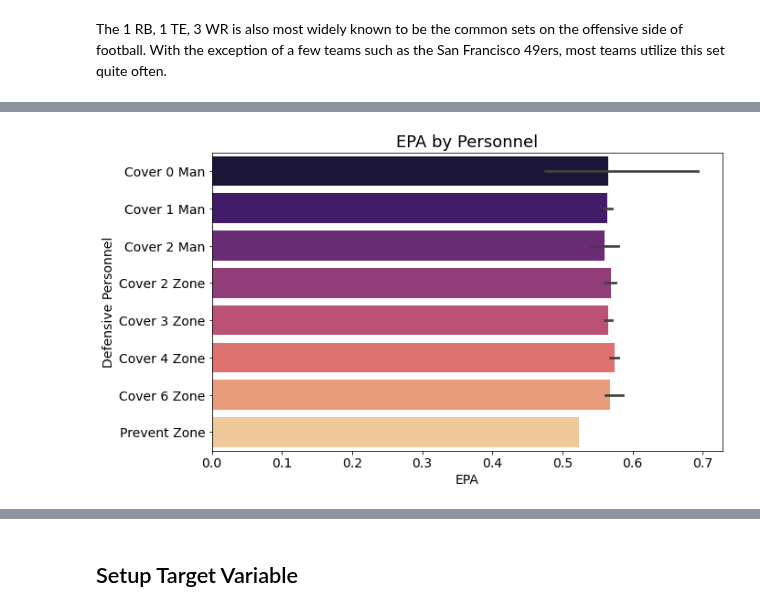
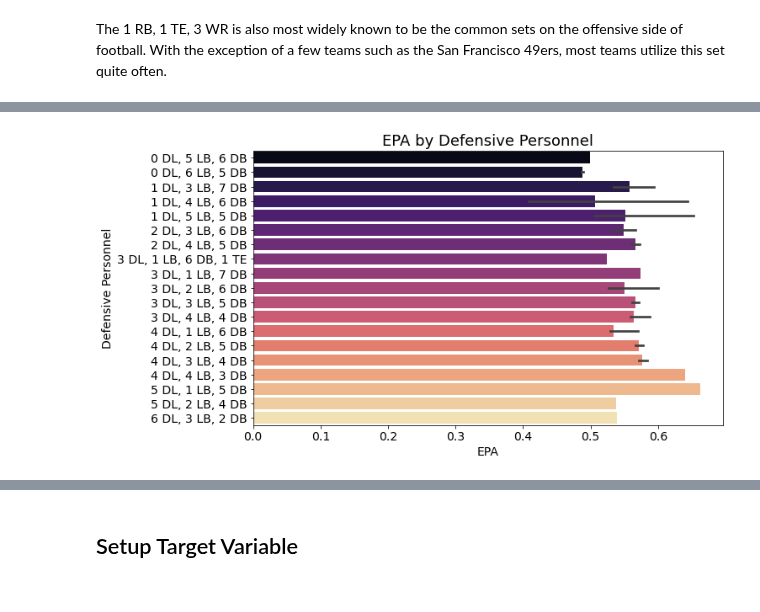
Before and after one commit to dsmoove/pigskinplaycaller, a Jupyter notebook: code.ipynb, the cells around one changed output, grey strips where cells are left out. Cells and saved outputs as stored; diff of their text form; code cells hidden in the pictures.

```diff
--- a/code.ipynb
+++ b/code.ipynb
@@ -104,8 +142,10 @@ EPA is our target variable for this project. In order to better understand and n
 # %% [markdown]
 ### Merge Datasets
 # %%
-df_plays_coverage = pd.merge(df_plays,df_coverages,on='playId')
-df_plays_final = pd.merge(df_plays_coverage,df_games,on='playId')
+df_plays_coverage = pd.merge(df_plays,df_coverages,left_on=['gameId','playId'],right_on=['gameId','playId'])
+df_plays_final = pd.merge(df_plays_coverage,df_games,left_on=['gameId','playId'],right_on=['gameId','playId'])
+#df_plays_final = pd.merge(df_plays_coverage,df_games,on='Id')
+#df_plays_final
 # %%
 df_plays_final.head()
 # %% [output]
@@ -384,10 +475,10 @@ plt.title("# of Pass Rushers", fontdict={'fontsize':18});
 # %%
 plt.figure(figsize=(10,6))
-sns.barplot(y=df_plays_final['coverage'].sort_values(), x=df_plays_final['scaled_epa'], estimator=np.median, palette="magma")
+sns.barplot(y=df_plays_final['personnelD'].sort_values(), x=df_plays_final['scaled_epa'], estimator=np.median, palette="magma")
 plt.xlabel("EPA", fontdict={'fontsize':14});
 plt.ylabel("Defensive Personnel", fontdict={'fontsize':14});
 plt.xticks(fontsize=14);
 plt.yticks(fontsize=14);
-plt.title("EPA by Personnel", fontdict={'fontsize':18});
+plt.title("EPA by Defensive Personnel", fontdict={'fontsize':18});
 # %% [output]
-[figure, old version]
+[figure, new version]
```
Also changed, not shown: parts of 118 cells of this notebook, 4 other files.
